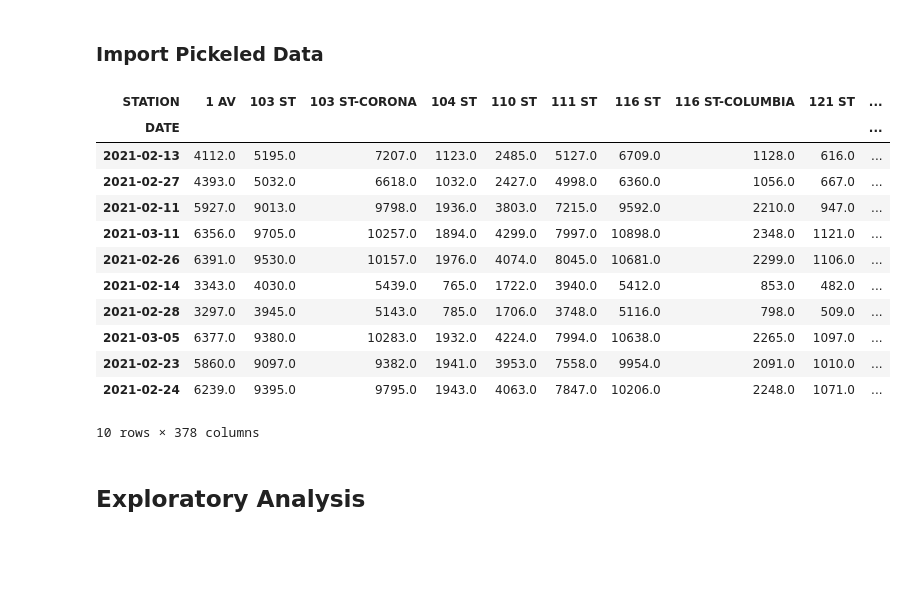
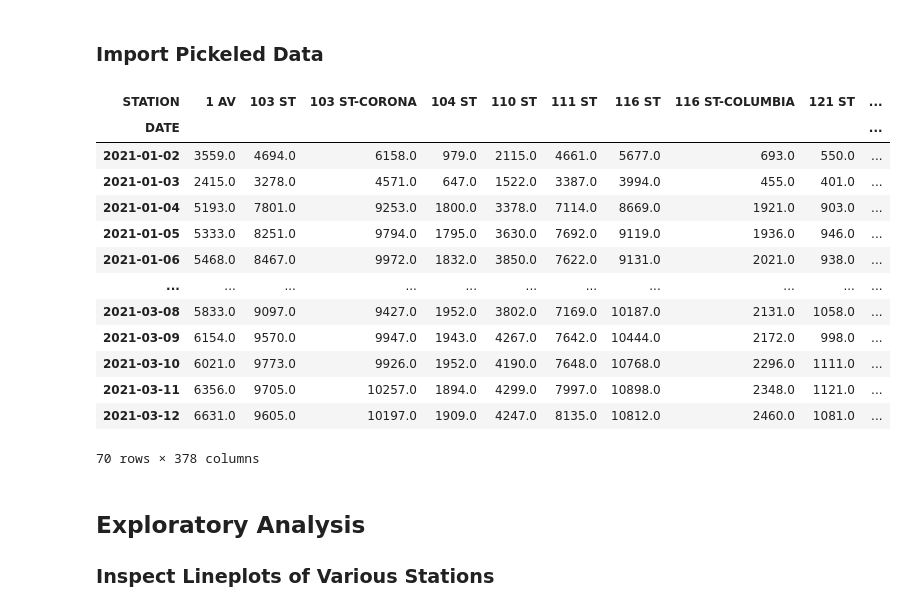
Before and after one commit to justinm0rgan/mta-turnstile-covid, a Jupyter notebook: data-analysis.ipynb, the cells around one changed output. Drawn from its saved outputs; the diff is of its cells as text; code cells hidden in the pictures; blank space fills up the shorter version.

```diff
--- a/data-analysis.ipynb
+++ b/data-analysis.ipynb
@@ -17,23 +17,25 @@ import seaborn as sns
 ### Import Pickeled Data
 # %%
 df = pd.read_pickle("./pickled/cleaned_data")
-df.sample(10)
+df
 # %% [output]
 | STATION | 1 AV | 103 ST | 103 ST-CORONA | 104 ST | 110 ST | 111 ST | 116 ST | 116 ST-COLUMBIA | 121 ST | ... |
 | DATE |  |  |  |  |  |  |  |  |  | ... |
-| 2021-02-13 | 4112.0 | 5195.0 | 7207.0 | 1123.0 | 2485.0 | 5127.0 | 6709.0 | 1128.0 | 616.0 | ... |
-| 2021-02-27 | 4393.0 | 5032.0 | 6618.0 | 1032.0 | 2427.0 | 4998.0 | 6360.0 | 1056.0 | 667.0 | ... |
-| 2021-02-11 | 5927.0 | 9013.0 | 9798.0 | 1936.0 | 3803.0 | 7215.0 | 9592.0 | 2210.0 | 947.0 | ... |
+| 2021-01-02 | 3559.0 | 4694.0 | 6158.0 | 979.0 | 2115.0 | 4661.0 | 5677.0 | 693.0 | 550.0 | ... |
+| 2021-01-03 | 2415.0 | 3278.0 | 4571.0 | 647.0 | 1522.0 | 3387.0 | 3994.0 | 455.0 | 401.0 | ... |
+| 2021-01-04 | 5193.0 | 7801.0 | 9253.0 | 1800.0 | 3378.0 | 7114.0 | 8669.0 | 1921.0 | 903.0 | ... |
+| 2021-01-05 | 5333.0 | 8251.0 | 9794.0 | 1795.0 | 3630.0 | 7692.0 | 9119.0 | 1936.0 | 946.0 | ... |
+| 2021-01-06 | 5468.0 | 8467.0 | 9972.0 | 1832.0 | 3850.0 | 7622.0 | 9131.0 | 2021.0 | 938.0 | ... |
+| ... | ... | ... | ... | ... | ... | ... | ... | ... | ... | ... |
+| 2021-03-08 | 5833.0 | 9097.0 | 9427.0 | 1952.0 | 3802.0 | 7169.0 | 10187.0 | 2131.0 | 1058.0 | ... |
+| 2021-03-09 | 6154.0 | 9570.0 | 9947.0 | 1943.0 | 4267.0 | 7642.0 | 10444.0 | 2172.0 | 998.0 | ... |
+| 2021-03-10 | 6021.0 | 9773.0 | 9926.0 | 1952.0 | 4190.0 | 7648.0 | 10768.0 | 2296.0 | 1111.0 | ... |
 | 2021-03-11 | 6356.0 | 9705.0 | 10257.0 | 1894.0 | 4299.0 | 7997.0 | 10898.0 | 2348.0 | 1121.0 | ... |
-| 2021-02-26 | 6391.0 | 9530.0 | 10157.0 | 1976.0 | 4074.0 | 8045.0 | 10681.0 | 2299.0 | 1106.0 | ... |
-| 2021-02-14 | 3343.0 | 4030.0 | 5439.0 | 765.0 | 1722.0 | 3940.0 | 5412.0 | 853.0 | 482.0 | ... |
-| 2021-02-28 | 3297.0 | 3945.0 | 5143.0 | 785.0 | 1706.0 | 3748.0 | 5116.0 | 798.0 | 509.0 | ... |
-| 2021-03-05 | 6377.0 | 9380.0 | 10283.0 | 1932.0 | 4224.0 | 7994.0 | 10638.0 | 2265.0 | 1097.0 | ... |
-| 2021-02-23 | 5860.0 | 9097.0 | 9382.0 | 1941.0 | 3953.0 | 7558.0 | 9954.0 | 2091.0 | 1010.0 | ... |
-| 2021-02-24 | 6239.0 | 9395.0 | 9795.0 | 1943.0 | 4063.0 | 7847.0 | 10206.0 | 2248.0 | 1071.0 | ... |
+| 2021-03-12 | 6631.0 | 9605.0 | 10197.0 | 1909.0 | 4247.0 | 8135.0 | 10812.0 | 2460.0 | 1081.0 | ... |
-10 rows × 378 columns
+70 rows × 378 columns
 # %% [markdown]
 ## Exploratory Analysis
+### Inspect Lineplots of Various Stations
 # %%
 sns.lineplot(df["34 ST-PENN STA"].index, df["34 ST-PENN STA"].values);
 plt.xticks(rotation=70);
```
Also changed, not shown: parts of 4 cells of this notebook, 2 other files.
